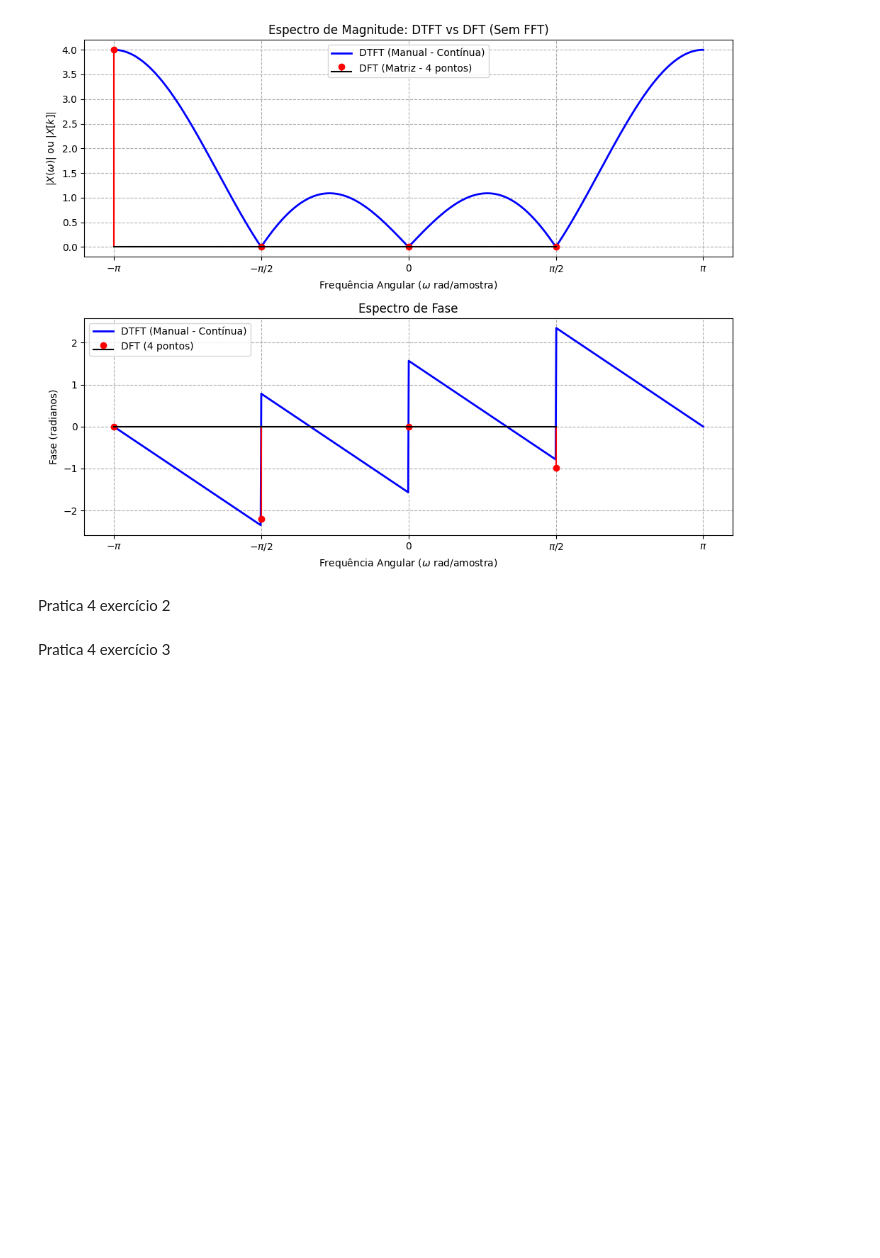
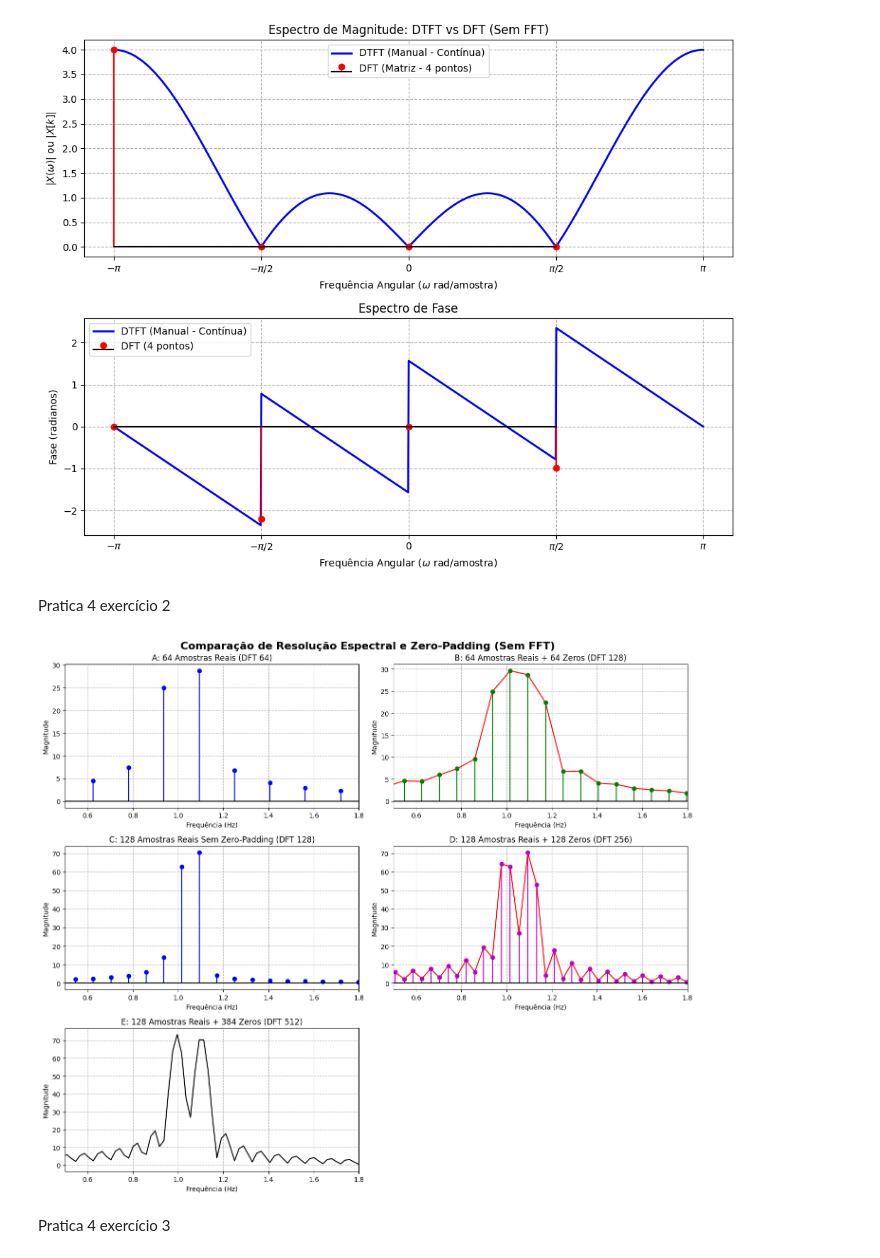
Before and after one commit to alyPoint/CEFET---Processamento-de-Sinais-I-140826, a Jupyter notebook: Pratica_4/DSP_1_PRATICA_4.ipynb, the cells around one changed output. Saved outputs shown, nothing was run; the diff lists cells and outputs as text; code cells hidden in the pictures; blank space fills up the shorter version.

```diff
--- a/Pratica_4/DSP_1_PRATICA_4.ipynb
+++ b/Pratica_4/DSP_1_PRATICA_4.ipynb
@@ -68,5 +68,84 @@ plt.show()
 [figure]
 # %% [markdown]
 Pratica 4 exercício 2
+# %%
+import numpy as np
+import matplotlib.pyplot as plt
+
+# Configurações iniciais
+fs = 10.0  # Frequência de amostragem
+
+def dft_manual(x, N_dft):
+    """Calcula a DFT de N_dft pontos sem utilizar FFT"""
+    N_x = len(x)
+    # Se o tamanho da DFT for maior que o sinal, aplica zero-padding
+    if N_dft > N_x:
+        x_pad = np.concatenate([x, np.zeros(N_dft - N_x)])
+    else:
+        x_pad = x[:N_dft]
+
+    n = np.arange(N_dft)
+    k = np.arange(N_dft)
+    nk = n.reshape((N_dft, 1)) * k.reshape((1, N_dft))
+    W = np.exp(-1j * 2 * np.pi * nk / N_dft)
+
+    X = np.dot(x_pad, W)
+    freqs = k * (fs / N_dft)
+    return freqs[:N_dft//2], np.abs(X[:N_dft//2]) # Retorna apenas a metade positiva
+
+# --- GERAÇÃO DOS SINAIS ---
+# 1. 64 amostras reais
+t64 = np.arange(64) / fs
+x64 = np.sin(2 * np.pi * t64) + np.sin(2.2 * np.pi * t64)
+
+# 2. 128 amostras reais
+t128 = np.arange(128) / fs
+x128 = np.sin(2 * np.pi * t128) + np.sin(2.2 * np.pi * t128)
+
+# --- CÁLCULO DOS 5 CASOS ---
+f1, X1 = dft_manual(x64, 64)       # 64 amostras reais (DFT 64)
+f2, X2 = dft_manual(x64, 128)      # 64 amostras + 64 zeros (DFT 128)
+f3, X3 = dft_manual(x128, 128)     # 128 amostras reais (DFT 128)
+f4, X4 = dft_manual(x128, 256)     # 128 amostras + 128 zeros (DFT 256)
+f5, X5 = dft_manual(x128, 512)     # 128 amostras + 384 zeros (DFT 512)
+
+# --- PLOTAGEM DOS GRÁFICOS ---
+fig, axs = plt.subplots(3, 2, figsize=(14, 12))
+fig.suptitle('Comparação de Resolução Espectral e Zero-Padding (Sem FFT)', fontsize=16, fontweight='bold')
+
+# Grupo 1: Janela de observação de 64 amostras
+axs[0, 0].stem(f1, X1, linefmt='b-', markerfmt='bo', basefmt='k-')
+axs[0, 0].set_title('A: 64 Amostras Reais (DFT 64)')
+
+axs[0, 1].plot(f2, X2, 'r-', label='Envelope')
+axs[0, 1].stem(f2, X2, linefmt='g-', markerfmt='go', basefmt='k-')
+axs[0, 1].set_title('B: 64 Amostras Reais + 64 Zeros (DFT 128)')
+
+# Grupo 2: Janela de observação ampliada para 128 amostras reais
+axs[1, 0].stem(f3, X3, linefmt='b-', markerfmt='bo', basefmt='k-')
+axs[1, 0].set_title('C: 128 Amostras Reais Sem Zero-Padding (DFT 128)')
+
+# Grupo 3: Efeito de Zero-Padding progressivo em 128 amostras
+axs[1, 1].plot(f4, X4, 'r-', label='Envelope')
+axs[1, 1].stem(f4, X4, linefmt='m-', markerfmt='mo', basefmt='k-')
+axs[1, 1].set_title('D: 128 Amostras Reais + 128 Zeros (DFT 256)')
+
+axs[2, 0].plot(f5, X5, 'k-', linewidth=1.5)
+axs[2, 0].set_title('E: 128 Amostras Reais + 384 Zeros (DFT 512)')
+
+# Ajustes estéticos gerais
+for ax in axs.flat:
+    ax.set_xlim([0.5, 1.8]) # Foco na região das frequências do sinal (1.0 e 1.1 Hz)
+    ax.set_xlabel('Frequência (Hz)')
+    ax.set_ylabel('Magnitude')
+    ax.grid(True, linestyle='--')
+
+# Remover o último subplot vazio (posição 2,1)
+fig.delaxes(axs[2, 1])
+
+plt.tight_layout()
+plt.show()
+# %% [output]
+[figure, added]
 # %% [markdown]
 Pratica 4 exercício 3
```
Also changed, not shown: parts of 1 cell of this notebook.
